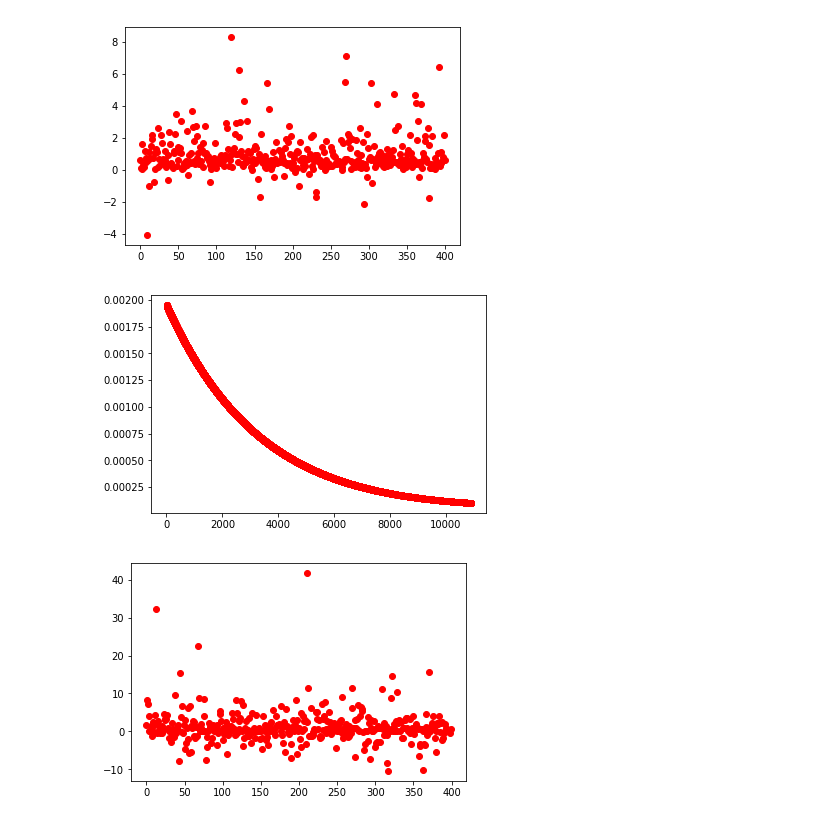
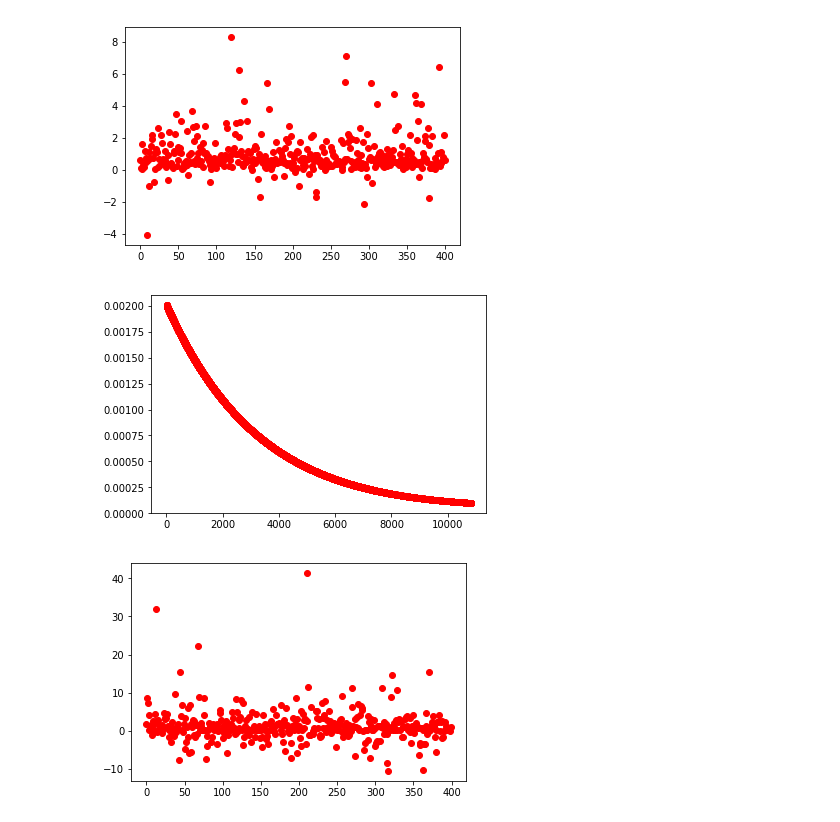
Before and after one commit to wkkmike/Linear_Regression_for_Reddit_Comment-, a Jupyter notebook: Question2.ipynb, the cells around one changed output. Cells and saved outputs as stored; diff of their text form; code cells hidden in the pictures.

```diff
--- a/Question2.ipynb
+++ b/Question2.ipynb
@@ -102,7 +106,7 @@ def gradient_descent(x, y, beta, n0, eps):
             break
     return weight
 # %%
-weights_gradient = gradient_descent(x_training, y_training, beta=10e-4, n0=10e-6, eps=10e-05)
+weights_gradient = gradient_descent(x_training_bias, y_training, beta=10e-4, n0=10e-6, eps=10e-05)
 # %% [output]
-[figure, old version]
+[figure, new version]
 # %%
```
Also changed, not shown: parts of 4 cells of this notebook.
